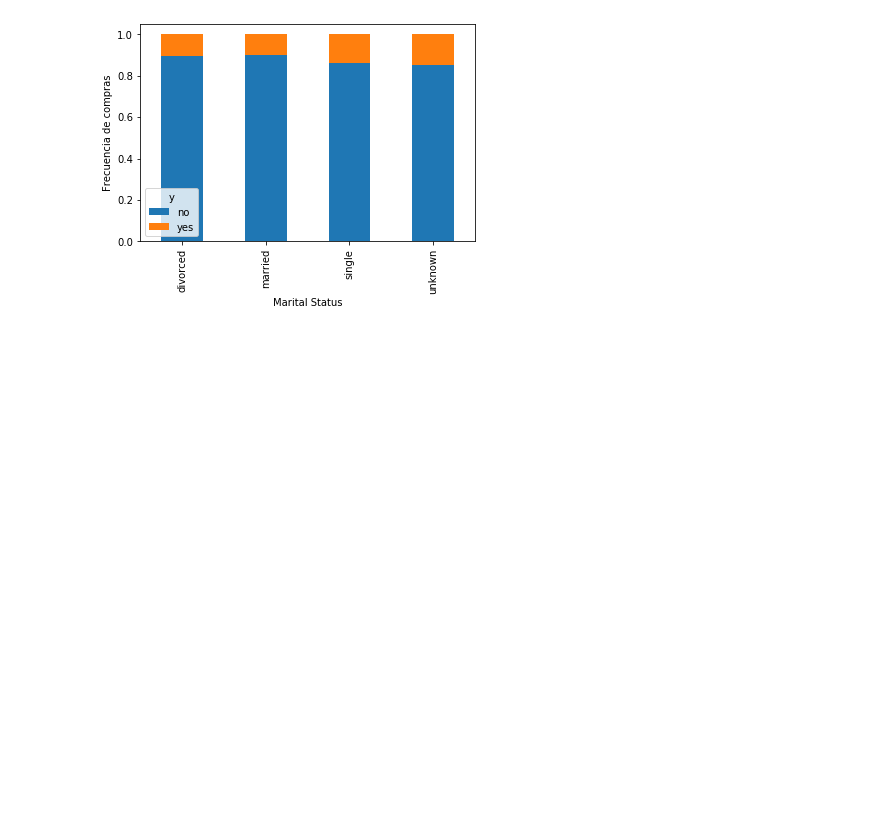
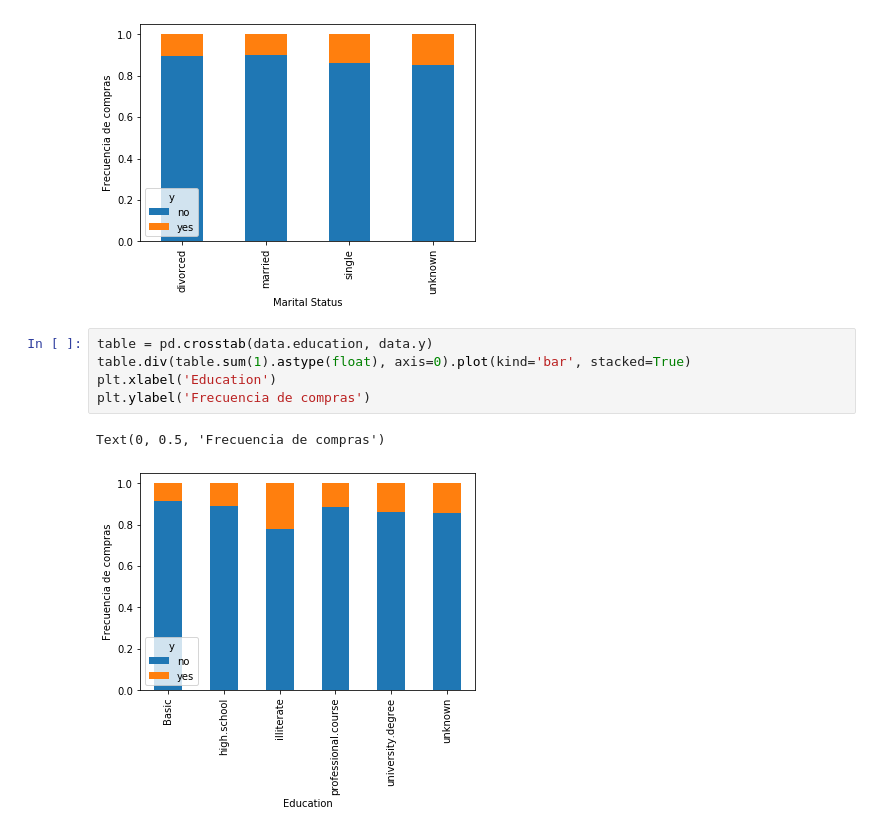
Before and after one commit to 20131009752/Regresion_Logistica, a Jupyter notebook: Regresión Logística.ipynb, the cells around one changed output. Drawn from its saved outputs; the diff is of its cells as text; blank space fills up the shorter version.

```diff
--- a/Regresión Logística.ipynb
+++ b/Regresión Logística.ipynb
@@ -148,3 +148,11 @@ plt.ylabel('Frecuencia de compras')
 # %% [output]
 Text(0, 0.5, 'Frecuencia de compras')
 [figure]
+# %%
+table = pd.crosstab(data.education, data.y)
+table.div(table.sum(1).astype(float), axis=0).plot(kind='bar', stacked=True)
+plt.xlabel('Education')
+plt.ylabel('Frecuencia de compras')
+# %% [output]
+Text(0, 0.5, 'Frecuencia de compras')
+[figure, added]
```
Also changed, not shown: parts of 27 cells of this notebook.
